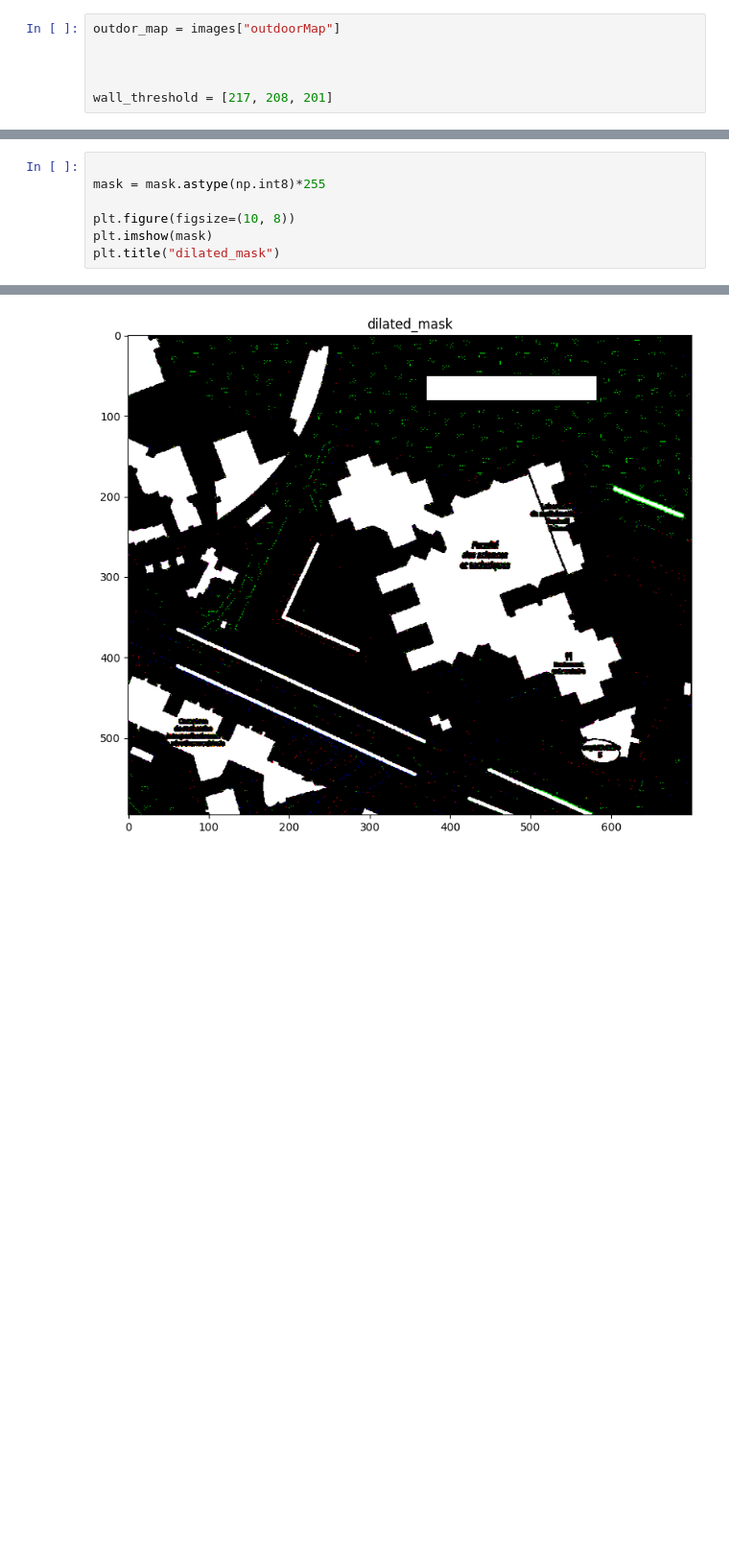
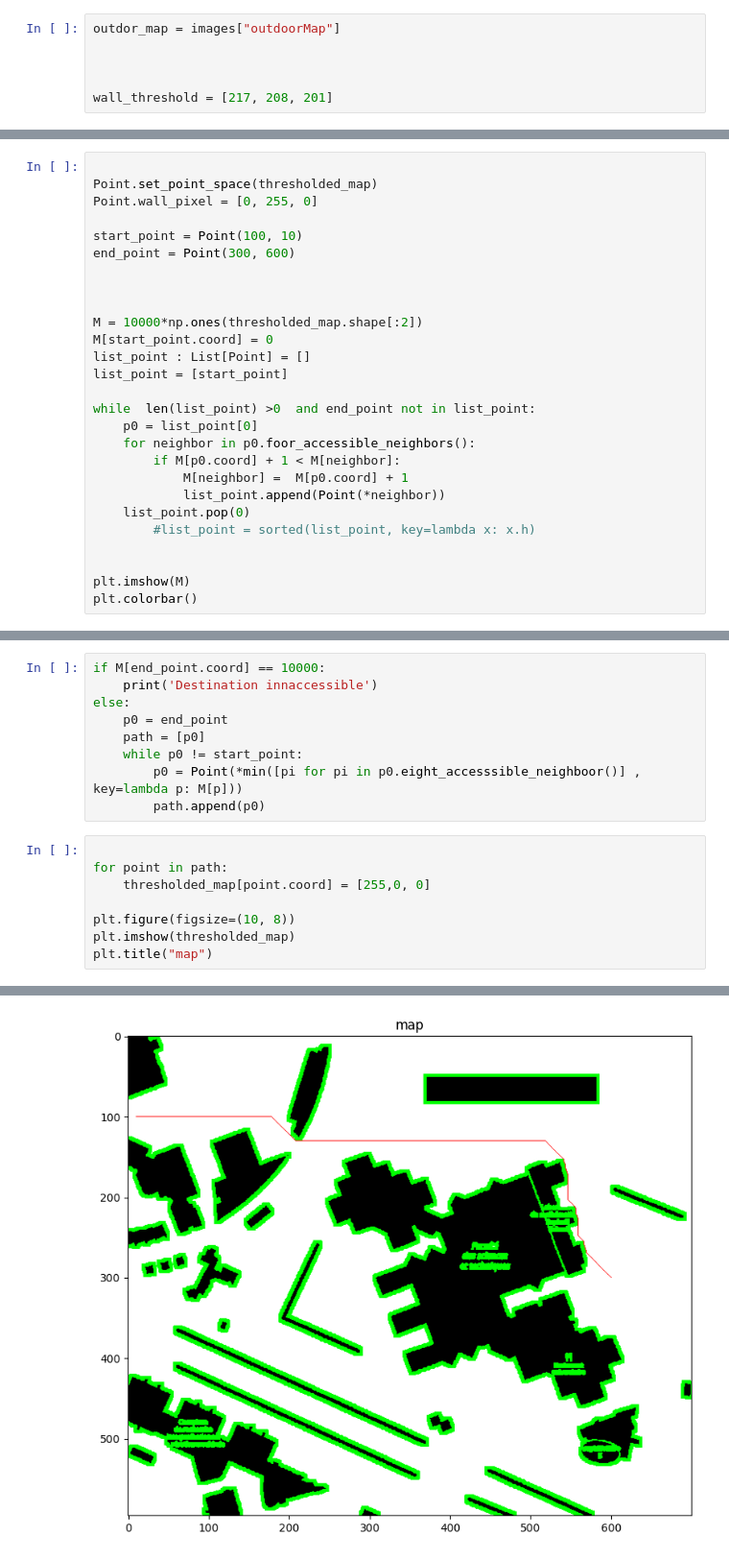
Before and after one commit to ba-talibe/TP_Image_Processing, a Jupyter notebook: Path Finding/path_finding.ipynb, the cells around one changed output, grey strips where cells are left out. Shown at 96% size. Drawn from its saved outputs; the diff is of its cells as text; blank space fills up the shorter version.

```diff
--- a/Path Finding/path_finding.ipynb
+++ b/Path Finding/path_finding.ipynb
@@ -49,0 +155,27 @@ Text(0.5, 1.0, 'thresholded_map')
+# %%
+
+Point.set_point_space(thresholded_map)
+Point.wall_pixel = [0, 255, 0]
+
+start_point = Point(100, 10)
+end_point = Point(300, 600)
+
+
+
+M = 10000*np.ones(thresholded_map.shape[:2])
+M[start_point.coord] = 0
+list_point : List[Point] = []
+list_point = [start_point]
+
+while  len(list_point) >0  and end_point not in list_point:
+    p0 = list_point[0]
+    for neighbor in p0.foor_accessible_neighbors():
+        if M[p0.coord] + 1 < M[neighbor]:
+            M[neighbor] =  M[p0.coord] + 1
+            list_point.append(Point(*neighbor))
+    list_point.pop(0)
+        #list_point = sorted(list_point, key=lambda x: x.h)
+
+
+plt.imshow(M)
+plt.colorbar()
@@ -50,8 +185,18 @@ Text(0.5, 1.0, 'thresholded_map')
+# %%
+if M[end_point.coord] == 10000:
+    print('Destination innaccessible')
+else:
+    p0 = end_point
+    path = [p0]
+    while p0 != start_point:
+        p0 = Point(*min([pi for pi in p0.eight_accesssible_neighboor()] , key=lambda p: M[p]))
+        path.append(p0)
 # %%
 
-mask = mask.astype(np.int8)*255
+for point in path:
+    thresholded_map[point.coord] = [255,0, 0]
 
 plt.figure(figsize=(10, 8))
-plt.imshow(mask)
-plt.title("dilated_mask")
+plt.imshow(thresholded_map)
+plt.title("map")
 # %% [output]
@@ -59 +204 @@ Text(0.5, 1.0, 'dilated_mask')
-[figure, old version]
+[figure, new version]
```
Also changed, not shown: parts of 17 cells of this notebook.
